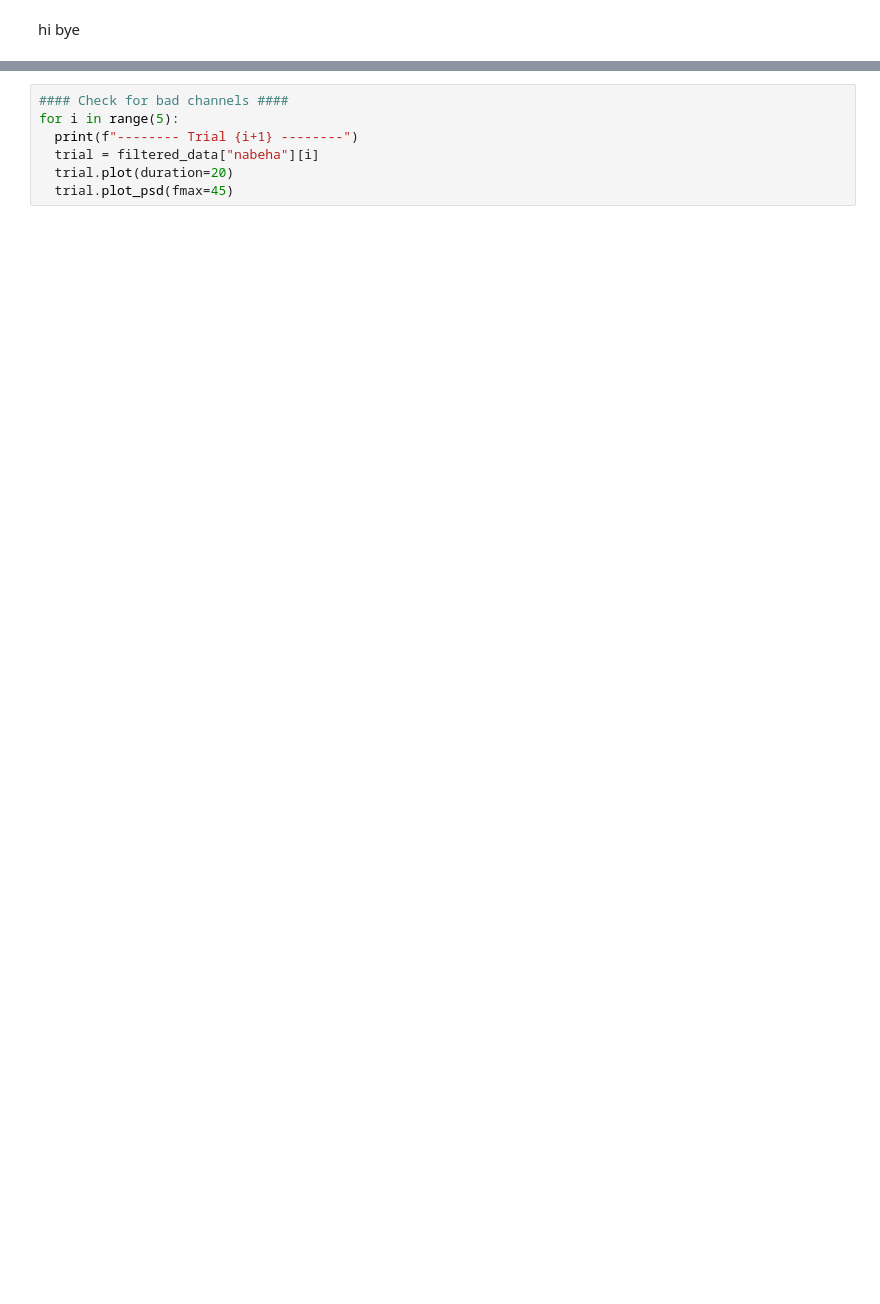
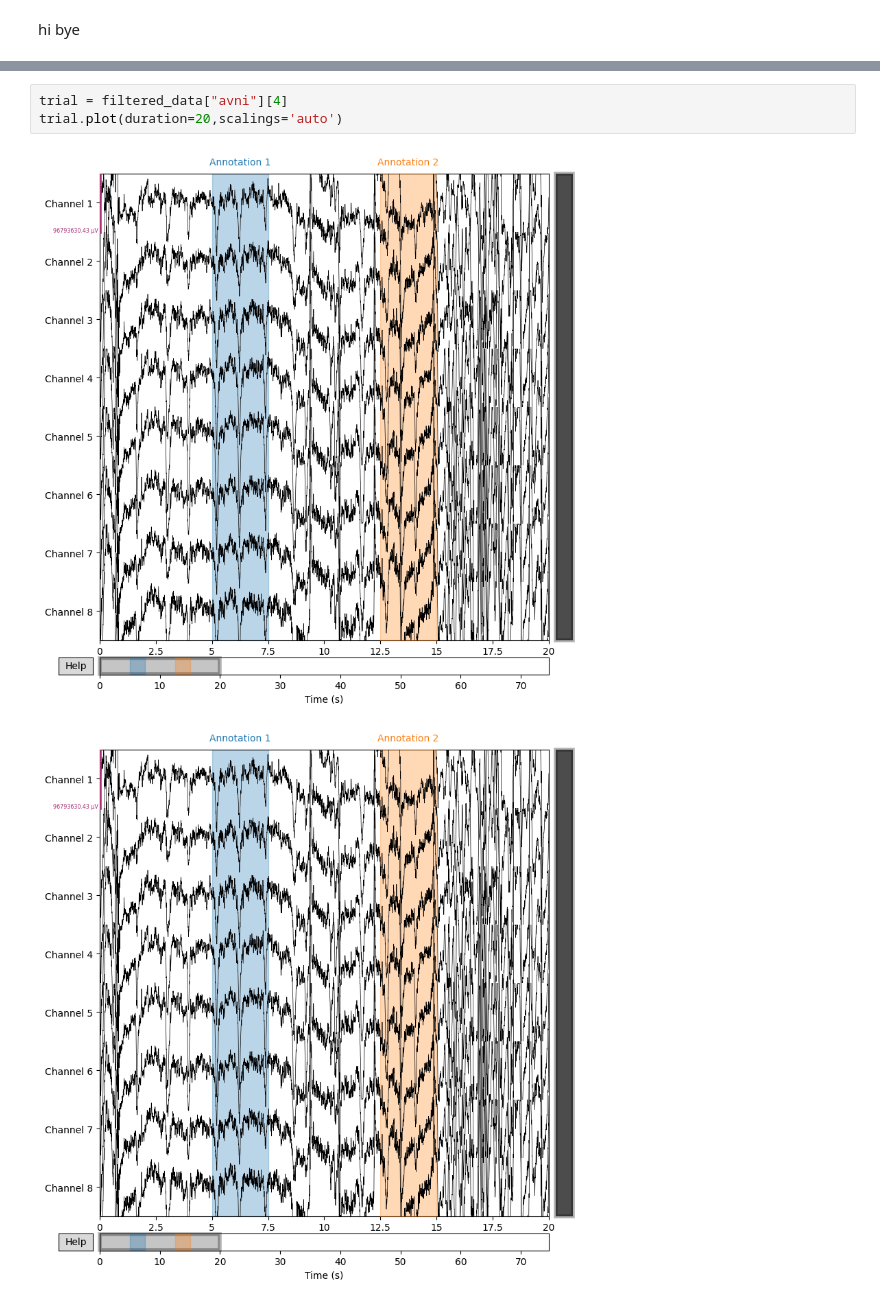
Before and after one commit to Neurotech-Davis/EEG-Stress-Detection, a Jupyter notebook: EEG_Preprocessing.ipynb, the cells around one changed output, grey strips where cells are left out. Cells and saved outputs as stored; diff of their text form; blank space fills up the shorter version.

```diff
--- a/EEG_Preprocessing.ipynb
+++ b/EEG_Preprocessing.ipynb
@@ -68,7 +145,6 @@ for subj in filtered_data.keys():
-# %%
-#### Check for bad channels ####
-for i in range(5):
-  print(f"-------- Trial {i+1} --------")
-  trial = filtered_data["nabeha"][i]
-  trial.plot(duration=20)
-  trial.plot_psd(fmax=45)
+# %%
+trial = filtered_data["avni"][4]
+trial.plot(duration=20,scalings='auto')
+# %% [output]
+[figure, added]
+[figure, added]
```
Also changed, not shown: parts of 4 cells of this notebook, 1 other file.
